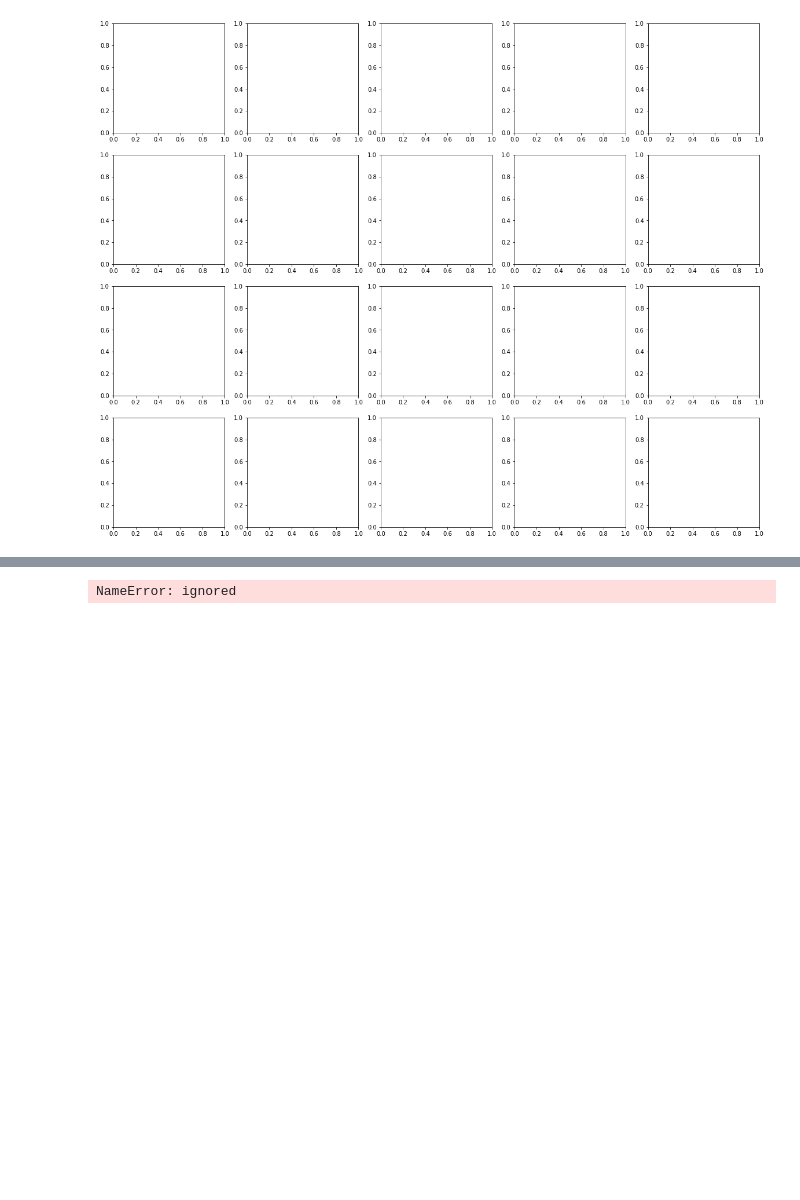
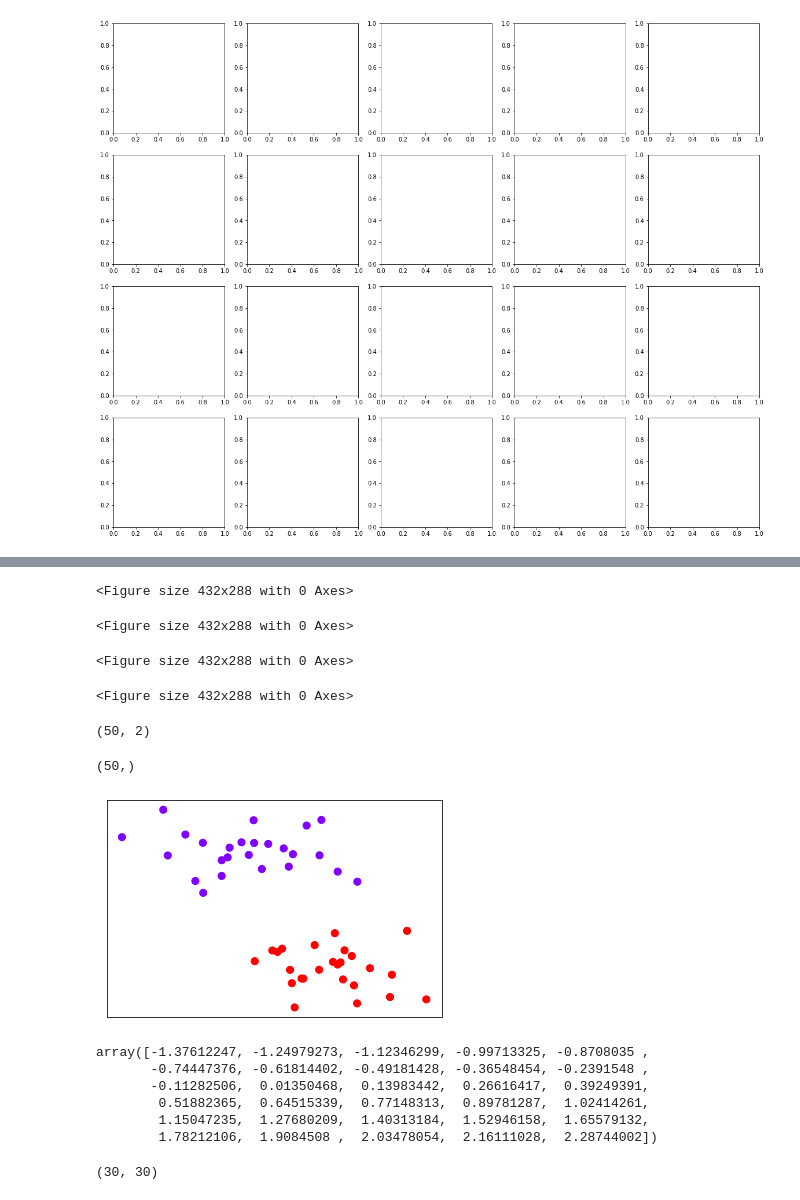
Before and after one commit to gott51010/zhenXiang, a Jupyter notebook: svm.ipynb, the cells around one changed output, grey strips where cells are left out. Saved outputs shown, nothing was run; the diff lists cells and outputs as text; code cells hidden in the pictures; blank space fills up the shorter version.

```diff
--- a/svm.ipynb
+++ b/svm.ipynb
@@ -45,16 +66,67 @@ for ds_cnt , (X,Y) in enumerate(datasets):
   ax.set_yticks(())
 
   # 第二层循环在核函数中循环
-  for est_idx, kernel in enumerate(kernel):
+  for est_idx, kernel in enumerate(Kernel):
     ax = axes[ds_cnt, est_idx + 1]
     clf = SVC(kernel=kernel, gamma=2).fit(X,Y)
     score = clf.score(X,Y)
 
     # 画图
-    ax.scatter
+    ax.scatter(X[:,0],X[:,1],c =Y
+               ,zorder=10
+               ,cmap=plt.cm.Paired,edgecolors='k')
+    # 绘制支持向量
+    ax.scatter(clf.support_vectors_[:,0],clf.support_vectors_[:,1],s=50,
+               facecolors='none',zorder=10,edgecolors='k')
+
+    # 绘制决策边界
+    x_min,x_max =X[:,0].min()- .5,X[:,0].max() + .5
+    y_min,y_max =X[:,0].min()- .5,X[:,0].max() + .5
+
+    XX ,YY = np.mgrid[x_min:x_max:200j ,y_min:y_max:200j]
+    Z = clf.decision_function(np.c_[XX.ravel(),YY.ravel()]).reshape(XX.shape)
+    #填充等高线
+    ax.pcolormesh(XX,YY,Z>0,cmap=plt.cm.Paired)
+
+    #绘制等高线
+    ax.contour(XX,YY,Z,colors=['k','k','k'],linestyles=['--','-','--'],
+               levels=[-1,0,1])
+
+    #设定坐标轴不显示
+    ax.set_xticks(())
+    ax.set_yticks(())
+
+    if ds_cnt == 0:
+      ax.set_title(kernel)
+
+    ax.text(0.95,0.06,('%.2f'% score).lstrip('0')
+            ,size =15
+            ,bbox=dict(boxstyle='round',alpha=0.8,facecolor='white')
+            ,transform=ax.transAxes
+            ,horizontalalignment='right'
+            )
+  plt.tight_layout()
+  plt.show()
 # %% [output]
-NameError: ignored
+<Figure size 432x288 with 0 Axes>
+<Figure size 432x288 with 0 Axes>
+<Figure size 432x288 with 0 Axes>
+<Figure size 432x288 with 0 Axes>
 # %%
 x,y = make_blobs(n_samples=50,centers=2,random_state=0,cluster_std=0.6)
+# %%
+x.shape
+# %% [output]
+(50, 2)
+# %%
+y.shape
+# %% [output]
+(50,)
 # %%
-plt.scatter(x[:,0],x[:1],c=y,s=50,cmap="")
+plt.scatter(x[:,0],x[:,1],c=y,s=50,cmap="rainbow")
+
+plt.xticks([])
+plt.yticks([])
+plt.show()
+# %% [output]
+[figure, added]
@@ -60,0 +139,9 @@ plt.scatter(x[:,0],x[:1],c=y,s=50,cmap="")
+# %%
+axisx
+# %% [output]
+array([-1.37612247, -1.24979273, -1.12346299, -0.99713325, -0.8708035 ,
+       -0.74447376, -0.61814402, -0.49181428, -0.36548454, -0.2391548 ,
+       -0.11282506,  0.01350468,  0.13983442,  0.26616417,  0.39249391,
+        0.51882365,  0.64515339,  0.77148313,  0.89781287,  1.02414261,
+        1.15047235,  1.27680209,  1.40313184,  1.52946158,  1.65579132,
+        1.78212106,  1.9084508 ,  2.03478054,  2.16111028,  2.28744002])
@@ -60,0 +150,4 @@ plt.scatter(x[:,0],x[:1],c=y,s=50,cmap="")
+# %%
+axisy.shape
+# %% [output]
+(30, 30)
```
Also changed, not shown: parts of 12 cells of this notebook.
